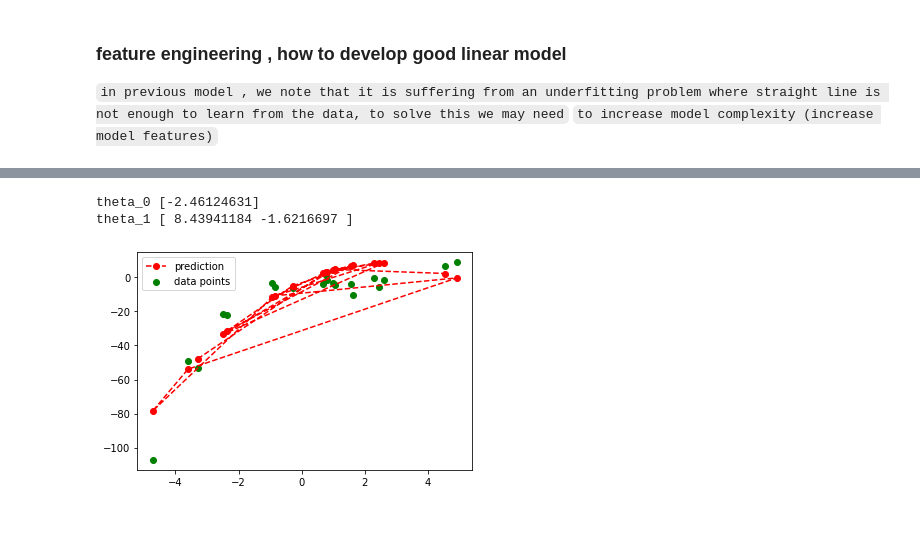
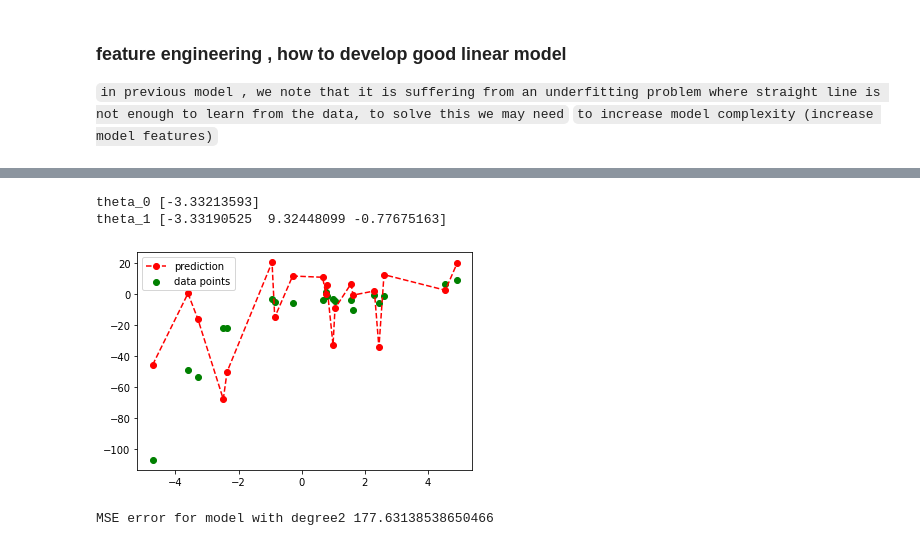
Before and after one commit to Mohamed209/machine-learning-course, a Jupyter notebook: Chapter_4_supervised_learning/1_linear-regression/1_linear_regression_algorithm/linear_regression_from_scratch.ipynb, the cells around one changed output, grey strips where cells are left out. Drawn from its saved outputs; the diff is of its cells as text; code cells hidden in the pictures.

```diff
--- a/Chapter_4_supervised_learning/1_linear-regression/1_linear_regression_algorithm/linear_regression_from_scratch.ipynb
+++ b/Chapter_4_supervised_learning/1_linear-regression/1_linear_regression_algorithm/linear_regression_from_scratch.ipynb
@@ -66,6 +66,7 @@ plt.xlabel('feature x')
 plt.ylabel('values y')
 plt.show()
 x=x.reshape(-1,1)
+y=y.reshape(-1,1)
 # %% [output]
 [figure]
 # %%
@@ -129,7 +130,7 @@ MSE error for this model 253.13331255362203
 <img src='../../../images/lr_poly.png'>
 # %%
 from sklearn.preprocessing import PolynomialFeatures
-polynomial_features= PolynomialFeatures(degree=2,include_bias=False)
+polynomial_features= PolynomialFeatures(degree=2)
 x_poly = polynomial_features.fit_transform(x) # check https://scikit-learn.org/stable/modules/generated/sklearn.preprocessing.PolynomialFeatures.html
 # %%
 # check new features
@@ -187,14 +188,19 @@ SGDRegressor(alpha=0.0001, average=False, early_stopping=False, epsilon=0.1,
 print("theta_0",model2.intercept_)
 print("theta_1",model2.coef_)
 # %% [output]
-theta_0 [-2.46124631]
-theta_1 [ 8.43941184 -1.6216697 ]
+theta_0 [-3.33213593]
+theta_1 [-3.33190525  9.32448099 -0.77675163]
 # %%
 # plot model2 predictions vs actual values
 y_pred2=model2.predict(x_poly)
 plt.scatter(x,y,label='data points',color='g')
-plt.plot(x,y_pred2,linestyle='--', marker='o',color='r',label='prediction')
+plt.plot(sorted(list(x.flatten())),y_pred2,linestyle='--', marker='o',color='r',label='prediction')
 plt.legend() # show legend
 plt.show()
 # %% [output]
-[figure, old version]
+[figure, new version]
+# %%
+error=mean_squared_error(y_true=y,y_pred=y_pred2)
+print("MSE error for model with degree2",error)
+# %% [output]
+MSE error for model with degree2 177.63138538650466
```
Also changed, not shown: parts of 5 cells of this notebook, 9 other files.
